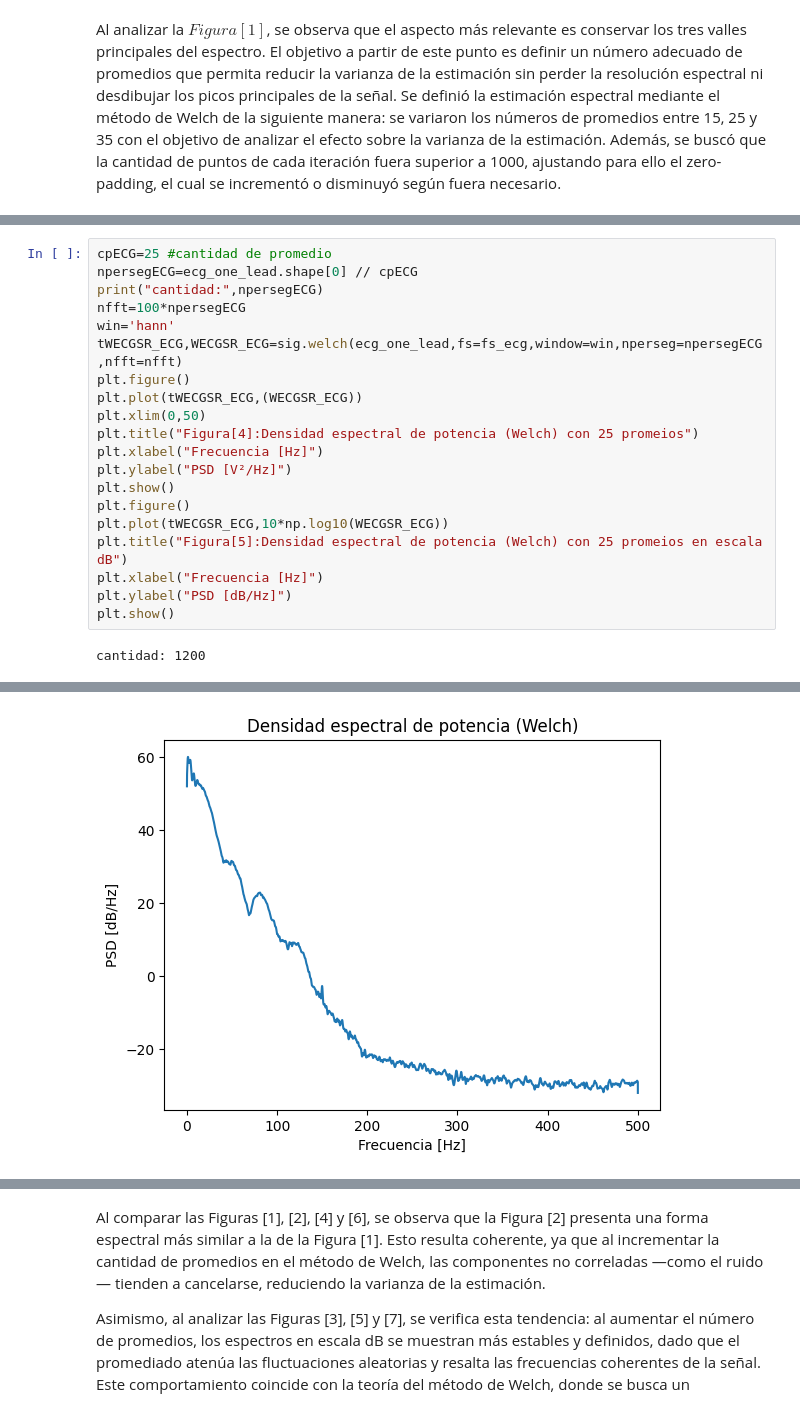
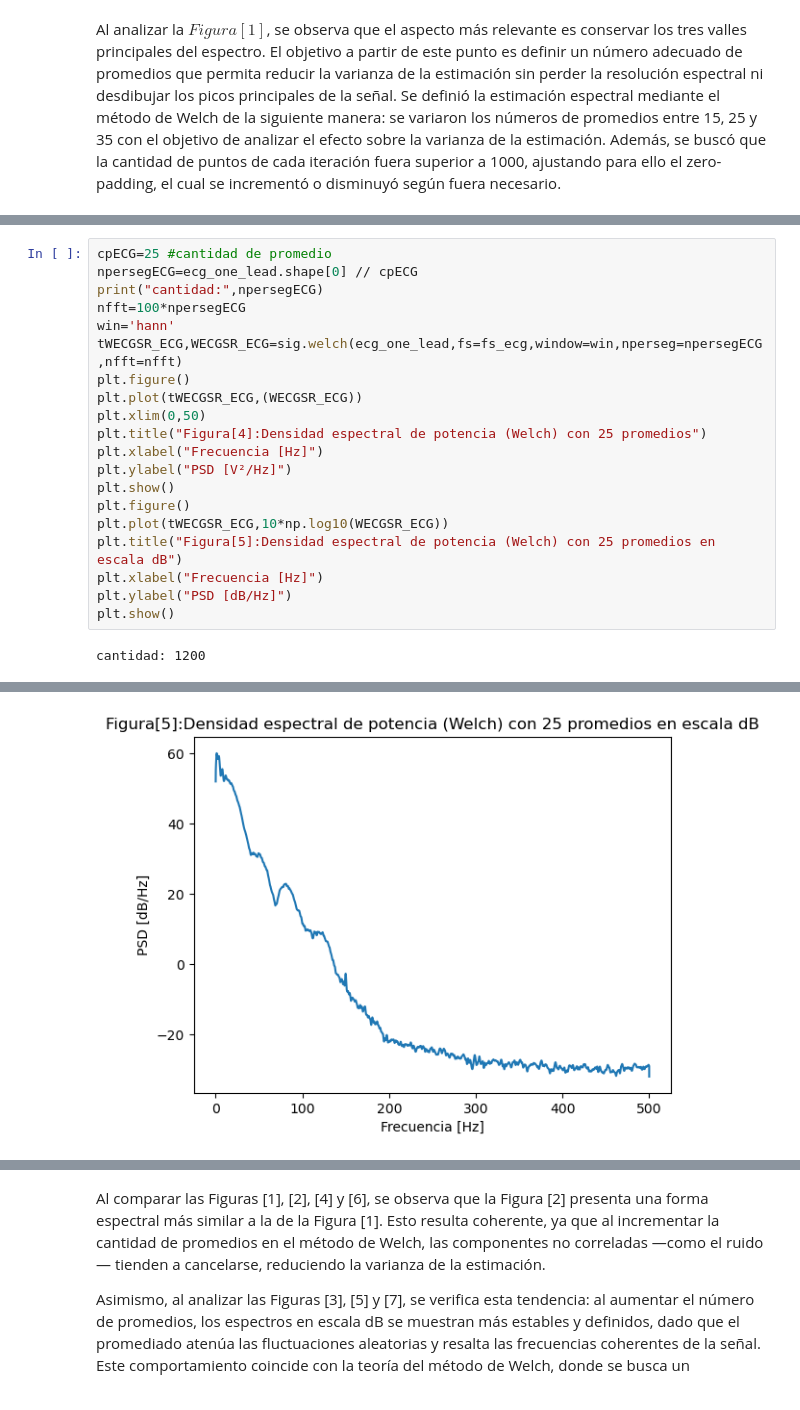
Before and after one commit to AugustoOjeda/TS5, a Jupyter notebook: TS5.ipynb, the cells around one changed output, grey strips where cells are left out. Cells and saved outputs as stored; diff of their text form.

```diff
--- a/TS5.ipynb
+++ b/TS5.ipynb
@@ -113,13 +113,13 @@ tWECGSR_ECG,WECGSR_ECG=sig.welch(ecg_one_lead,fs=fs_ecg,window=win,nperseg=npers
 plt.figure()
 plt.plot(tWECGSR_ECG,(WECGSR_ECG))
 plt.xlim(0,50)
-plt.title("Figura[4]:Densidad espectral de potencia (Welch) con 25 promeios")
+plt.title("Figura[4]:Densidad espectral de potencia (Welch) con 25 promedios")
 plt.xlabel("Frecuencia [Hz]")
 plt.ylabel("PSD [V²/Hz]")
 plt.show()
 plt.figure()
 plt.plot(tWECGSR_ECG,10*np.log10(WECGSR_ECG))
-plt.title("Figura[5]:Densidad espectral de potencia (Welch) con 25 promeios en escala dB")
+plt.title("Figura[5]:Densidad espectral de potencia (Welch) con 25 promedios en escala dB")
 plt.xlabel("Frecuencia [Hz]")
 plt.ylabel("PSD [dB/Hz]")
 plt.show()
@@ -129,4 +129,4 @@ cantidad: 1200
-[figure, old version]
+[figure, new version]
 # %%
 cpECG=35 #cantidad de promedio
 npersegECG=ecg_one_lead.shape[0] // cpECG
```
Also changed, not shown: parts of 19 cells of this notebook, 1 other file.
